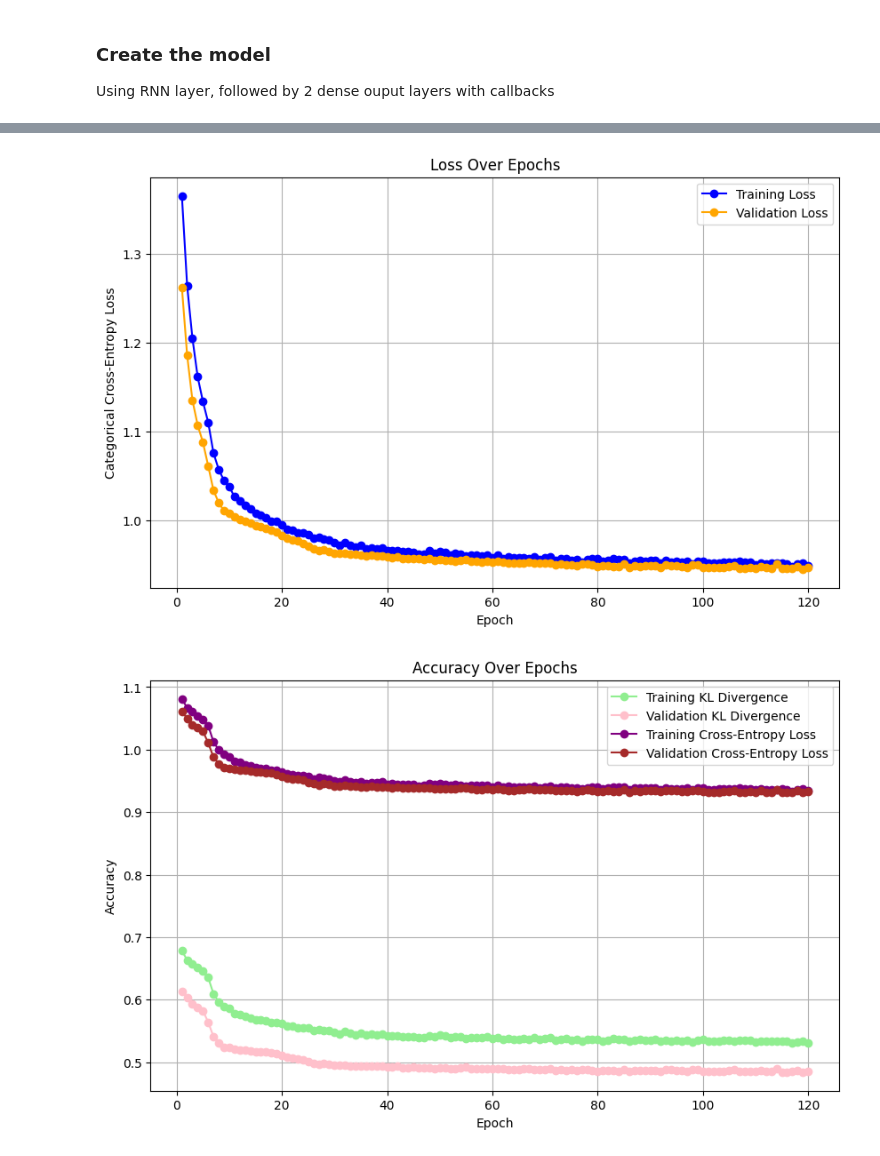
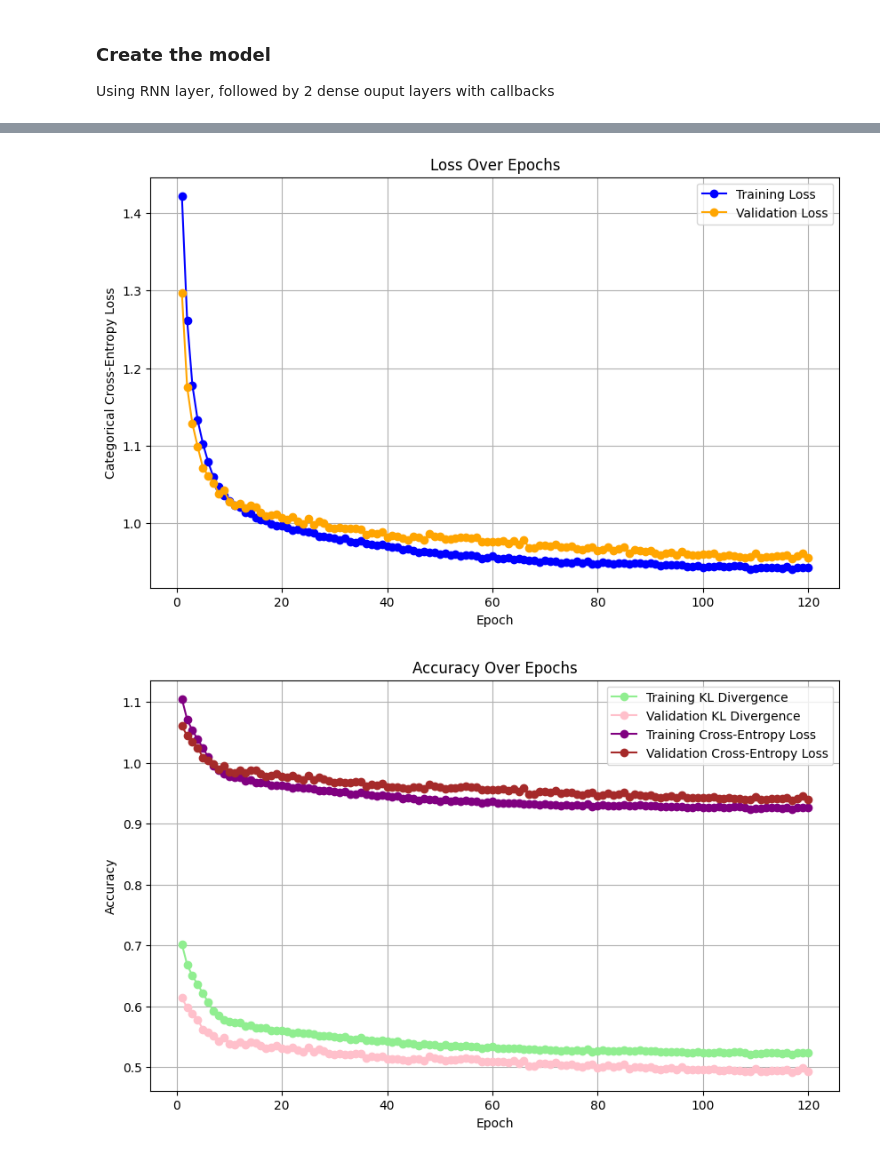
Before and after one commit to DuncanCSt/forecast_research, a Jupyter notebook: energy_price/2.5. rnn_tests.ipynb, the cells around one changed output, grey strips where cells are left out. Cells and saved outputs as stored; diff of their text form; code cells hidden in the pictures.

```diff
--- a/energy_price/2.5. rnn_tests.ipynb
+++ b/energy_price/2.5. rnn_tests.ipynb
@@ -184,18 +172,18 @@ from tensorflow.keras.layers import Concatenate
 ### Create the model
 Using RNN layer, followed by 2 dense ouput layers with callbacks
 # %%
-total_cov = [feat for feat in feature_names if feat != 'date' and feat not in dt_col_names]
-new_covs = ['net_export_ratio', 'relative_demand', 'gas_price', 'state_prob_1', 'state_prob_3']
-new_covs_idx = [total_cov.index(cov) for cov in new_covs]
-X_train_cov = X_train_cov[:, :, new_covs_idx]
-X_valid_cov = X_valid_cov[:, :, new_covs_idx]
-X_test_cov  = X_test_cov[:, :, new_covs_idx]
+# total_cov = [feat for feat in feature_names if feat != 'date' and feat not in dt_col_names]
+# new_covs = ['net_export_ratio', 'relative_demand', 'gas_price', 'state_prob_1', 'state_prob_3']
+# new_covs_idx = [total_cov.index(cov) for cov in new_covs]
+# X_train_cov = X_train_cov[:, :, new_covs_idx]
+# X_valid_cov = X_valid_cov[:, :, new_covs_idx]
+# X_test_cov  = X_test_cov[:, :, new_covs_idx]
 # %%
 def build_model(lookback, n_cov_features, n_dt_features, n_states,
                 loss_type='mse',
                 embedding_dim=8, rnn_units=8, n_dense_layers=2, dense_units=16,
                 dropout_rate=0.5, learning_rate=0.0001, l2_reg=1e-4,
-                annealing_rate=100.0, max_annealing_rate=0.2):
+                annealing_rate=100.0, max_annealing_rate=0):
 
     # Covariate time-series input: (lookback, n_cov_features)
     cov_input     = layers.Input(shape=(lookback, n_cov_features), name='cov_input')
@@ -291,7 +279,7 @@ for run in range(runs):
                         loss_type='digamma',
                         embedding_dim=8, rnn_units=8, n_dense_layers=1, dense_units=16,
                         dropout_rate=0.3, learning_rate=0.0001, l2_reg=1e-4,
-                        annealing_rate=20.0, max_annealing_rate=0)
+                        annealing_rate=40.0, max_annealing_rate=0)
 
     historys[run] = models_[run].fit(
         [X_train_cov, Y_month_train, horizon_train], Y_train_h,
@@ -358,5 +346,5 @@ Epoch 120/120
-[figure, old version]
+[figure, new version]
-[figure, old version]
+[figure, new version]
 # %%
 u_valid = np.ravel(rnn_u_valid)
 loss_valid = np.ravel(rnn_loss_valid)
```
Also changed, not shown: parts of 10 cells of this notebook, 6 other files.
